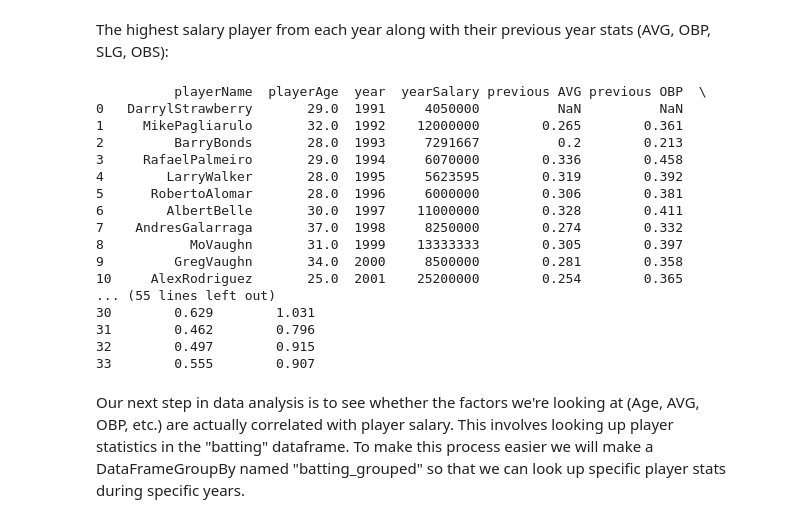
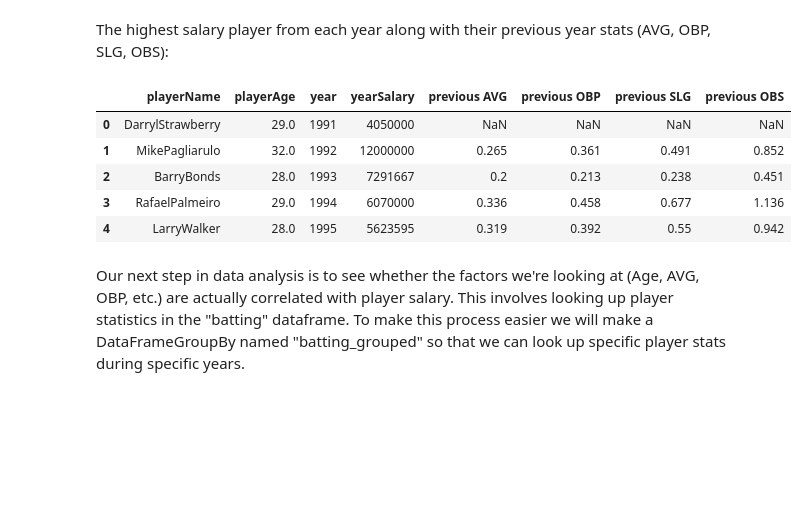
Before and after one commit to leo3friedman/baseball-salary-prediction, a Jupyter notebook: FinalProjectGroup_042-Fa22.ipynb, the cells around one changed output. Saved outputs shown, nothing was run; the diff lists cells and outputs as text; code cells hidden in the pictures; blank space fills up the shorter version.

```diff
--- a/FinalProjectGroup_042-Fa22.ipynb
+++ b/FinalProjectGroup_042-Fa22.ipynb
@@ -492,26 +496,15 @@ print(salary_years.iloc[np.r_[:3, -3:0]])
 31  2022      38  11792543.842105   35100000     850000
 # %% [markdown]
 The highest salary player from each year along with their previous year stats (AVG, OBP, SLG, OBS):
-# %%
-print(max_player)
-# %% [output]
-          playerName  playerAge  year  yearSalary previous AVG previous OBP  \
-0   DarrylStrawberry       29.0  1991     4050000          NaN          NaN
-1     MikePagliarulo       32.0  1992    12000000        0.265        0.361
-2         BarryBonds       28.0  1993     7291667          0.2        0.213
-3     RafaelPalmeiro       29.0  1994     6070000        0.336        0.458
-4        LarryWalker       28.0  1995     5623595        0.319        0.392
-5      RobertoAlomar       28.0  1996     6000000        0.306        0.381
-6        AlbertBelle       30.0  1997    11000000        0.328        0.411
-7    AndresGalarraga       37.0  1998     8250000        0.274        0.332
-8           MoVaughn       31.0  1999    13333333        0.305        0.397
-9         GregVaughn       34.0  2000     8500000        0.281        0.358
-10     AlexRodriguez       25.0  2001    25200000        0.254        0.365
-... (55 lines left out)
-30        0.629        1.031
-31        0.462        0.796
-32        0.497        0.915
-33        0.555        0.907
+# %%
+display(max_player.head())
+# %% [output]
+|  | playerName | playerAge | year | yearSalary | previous AVG | previous OBP | previous SLG | previous OBS |
+| 0 | DarrylStrawberry | 29.0 | 1991 | 4050000 | NaN | NaN | NaN | NaN |
+| 1 | MikePagliarulo | 32.0 | 1992 | 12000000 | 0.265 | 0.361 | 0.491 | 0.852 |
+| 2 | BarryBonds | 28.0 | 1993 | 7291667 | 0.2 | 0.213 | 0.238 | 0.451 |
+| 3 | RafaelPalmeiro | 29.0 | 1994 | 6070000 | 0.336 | 0.458 | 0.677 | 1.136 |
+| 4 | LarryWalker | 28.0 | 1995 | 5623595 | 0.319 | 0.392 | 0.55 | 0.942 |
 # %% [markdown]
 Our next step in data analysis is to see whether the factors we're looking at (Age, AVG, OBP, etc.) are actually correlated with player salary. This involves looking up player statistics in the "batting" dataframe. To make this process easier we will make a DataFrameGroupBy named "batting_grouped" so that we can look up specific player stats during specific years.
 # %%
```
Also changed, not shown: parts of 11 cells of this notebook.
